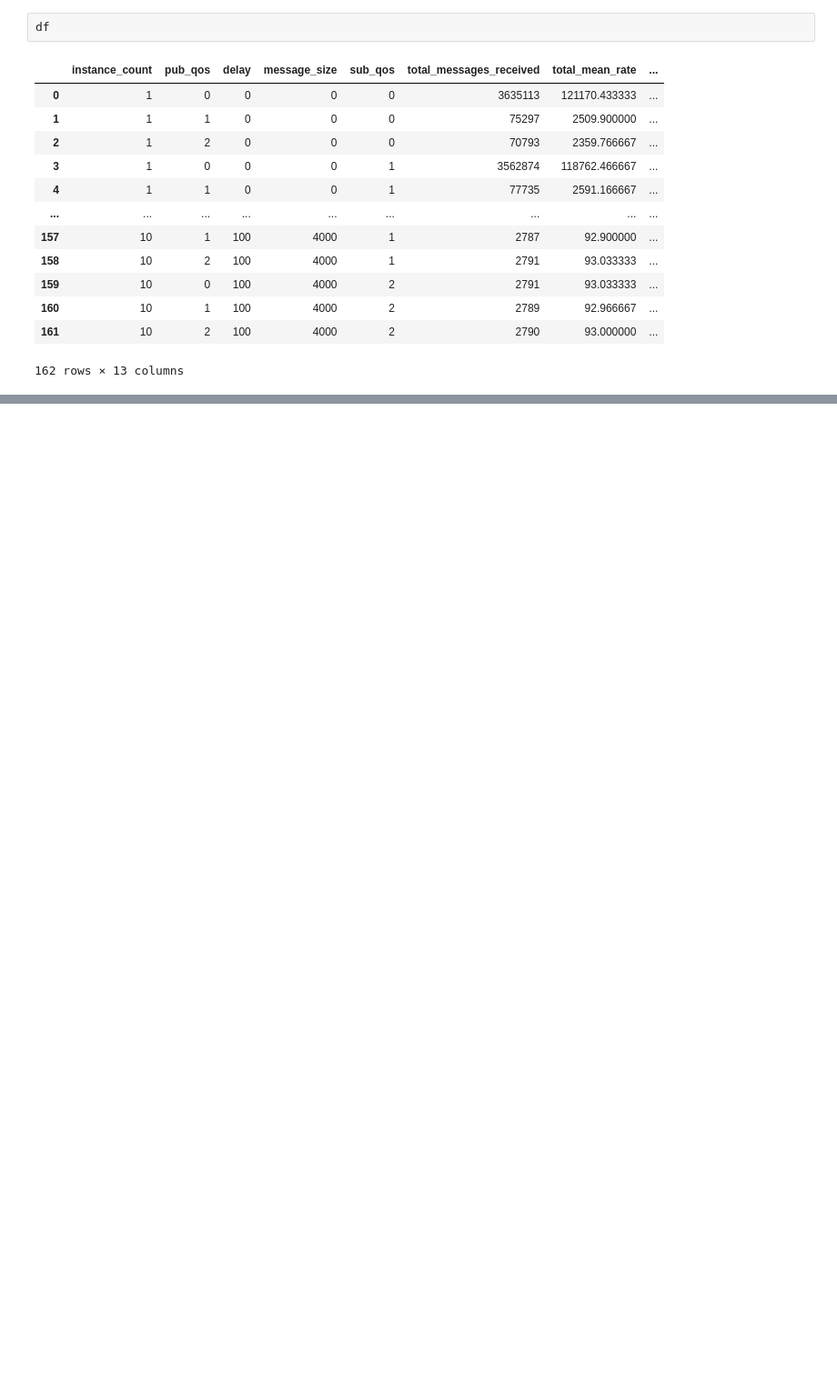
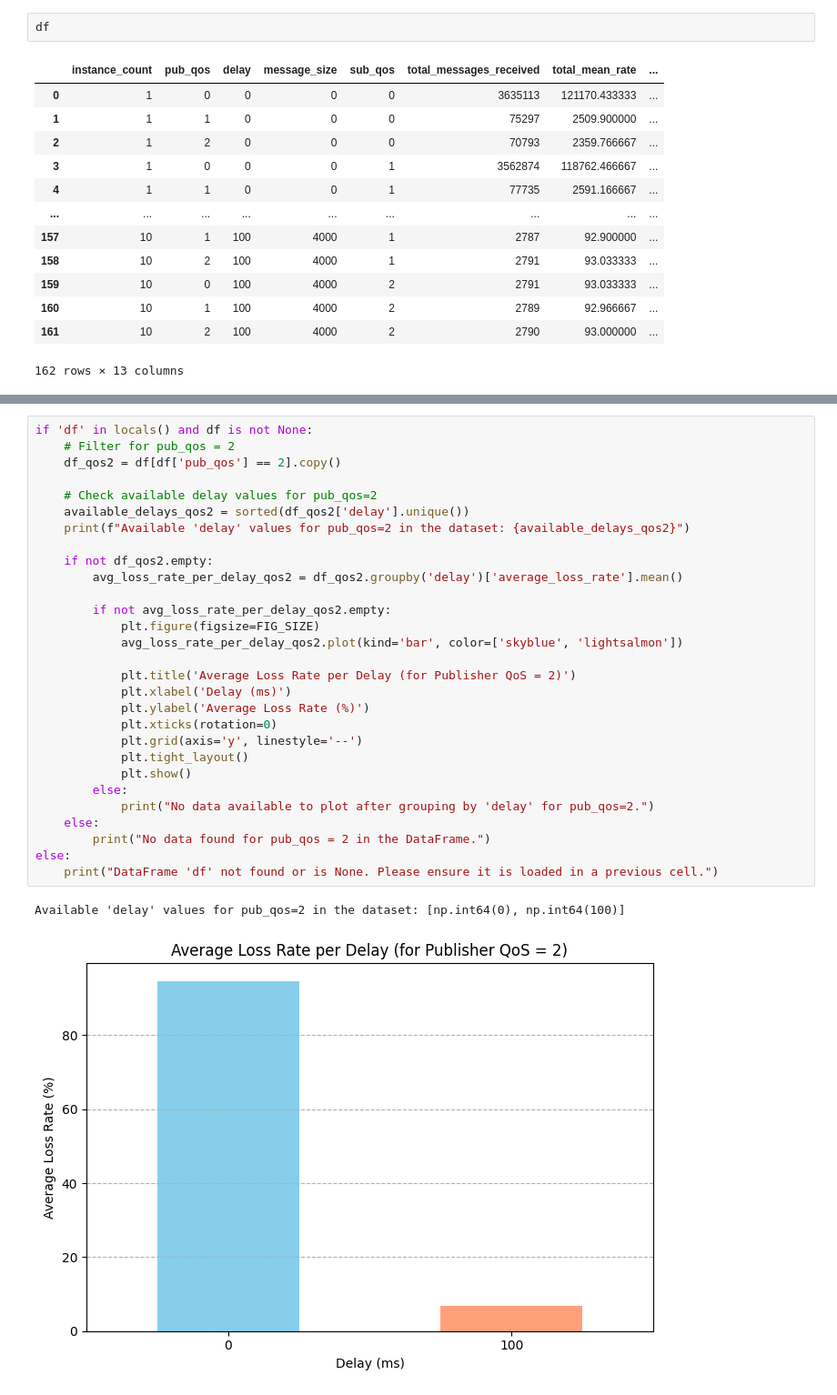
Before and after one commit to thanhnguyen123-dev/MQTT-Model, a Jupyter notebook: data_analysis.ipynb, the cells around one changed output, grey strips where cells are left out. Shown at 91% size. Drawn from its saved outputs; the diff is of its cells as text; blank space fills up the shorter version.

```diff
--- a/data_analysis.ipynb
+++ b/data_analysis.ipynb
@@ -45,0 +70,32 @@ sns.set_theme(styles="whitegrid")
+# %%
+if 'df' in locals() and df is not None:
+    # Filter for pub_qos = 2
+    df_qos2 = df[df['pub_qos'] == 2].copy()
+
+    # Check available delay values for pub_qos=2
+    available_delays_qos2 = sorted(df_qos2['delay'].unique())
+    print(f"Available 'delay' values for pub_qos=2 in the dataset: {available_delays_qos2}")
+
+    if not df_qos2.empty:
+        avg_loss_rate_per_delay_qos2 = df_qos2.groupby('delay')['average_loss_rate'].mean()
+
+        if not avg_loss_rate_per_delay_qos2.empty:
+            plt.figure(figsize=FIG_SIZE)
+            avg_loss_rate_per_delay_qos2.plot(kind='bar', color=['skyblue', 'lightsalmon'])
+
+            plt.title('Average Loss Rate per Delay (for Publisher QoS = 2)')
+            plt.xlabel('Delay (ms)')
+            plt.ylabel('Average Loss Rate (%)')
+            plt.xticks(rotation=0)
+            plt.grid(axis='y', linestyle='--')
+            plt.tight_layout()
+            plt.show()
+        else:
+            print("No data available to plot after grouping by 'delay' for pub_qos=2.")
+    else:
+        print("No data found for pub_qos = 2 in the DataFrame.")
+else:
+    print("DataFrame 'df' not found or is None. Please ensure it is loaded in a previous cell.")
+# %% [output]
+Available 'delay' values for pub_qos=2 in the dataset: [np.int64(0), np.int64(100)]
+[figure, added]
```
Also changed, not shown: parts of 11 cells of this notebook, 4 other files.
